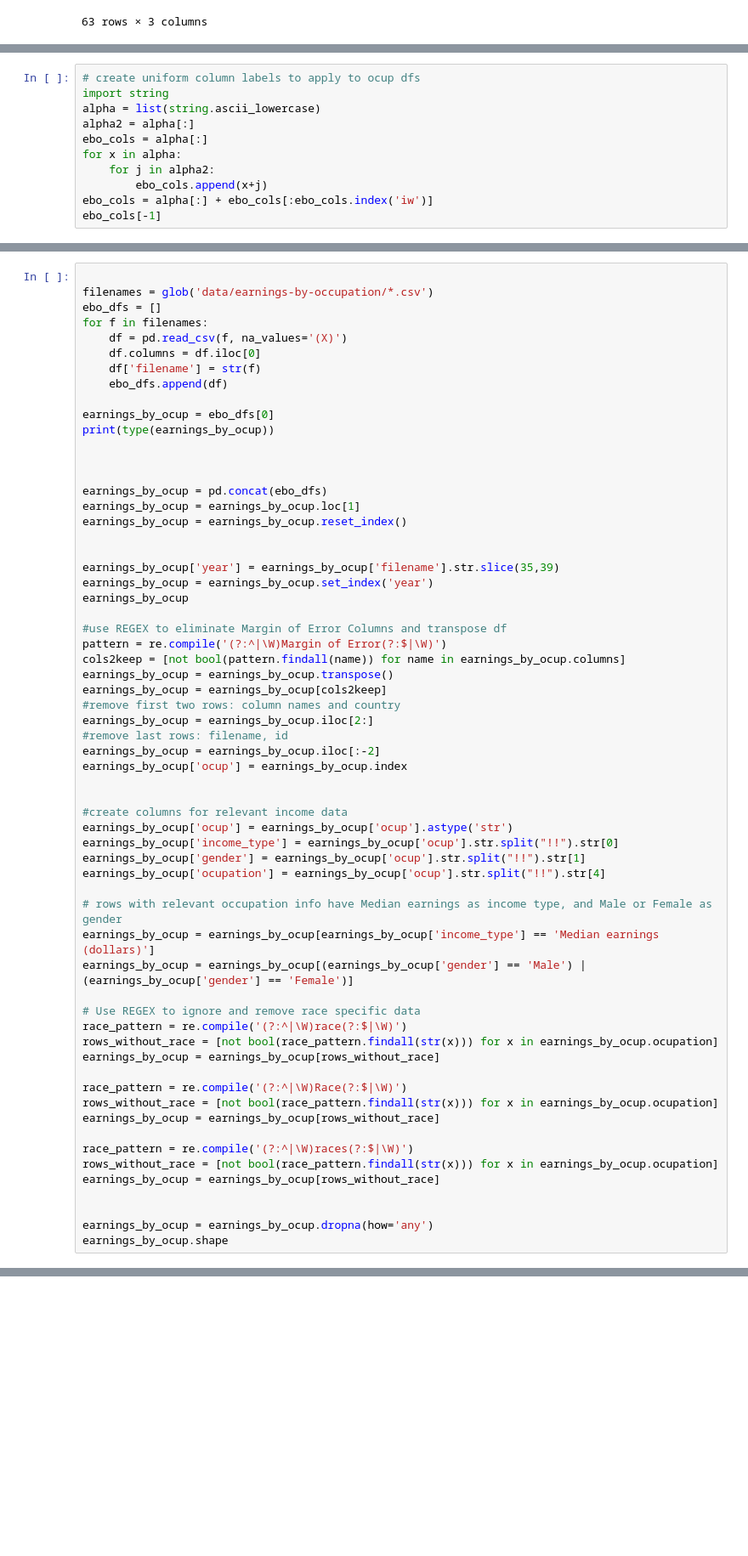
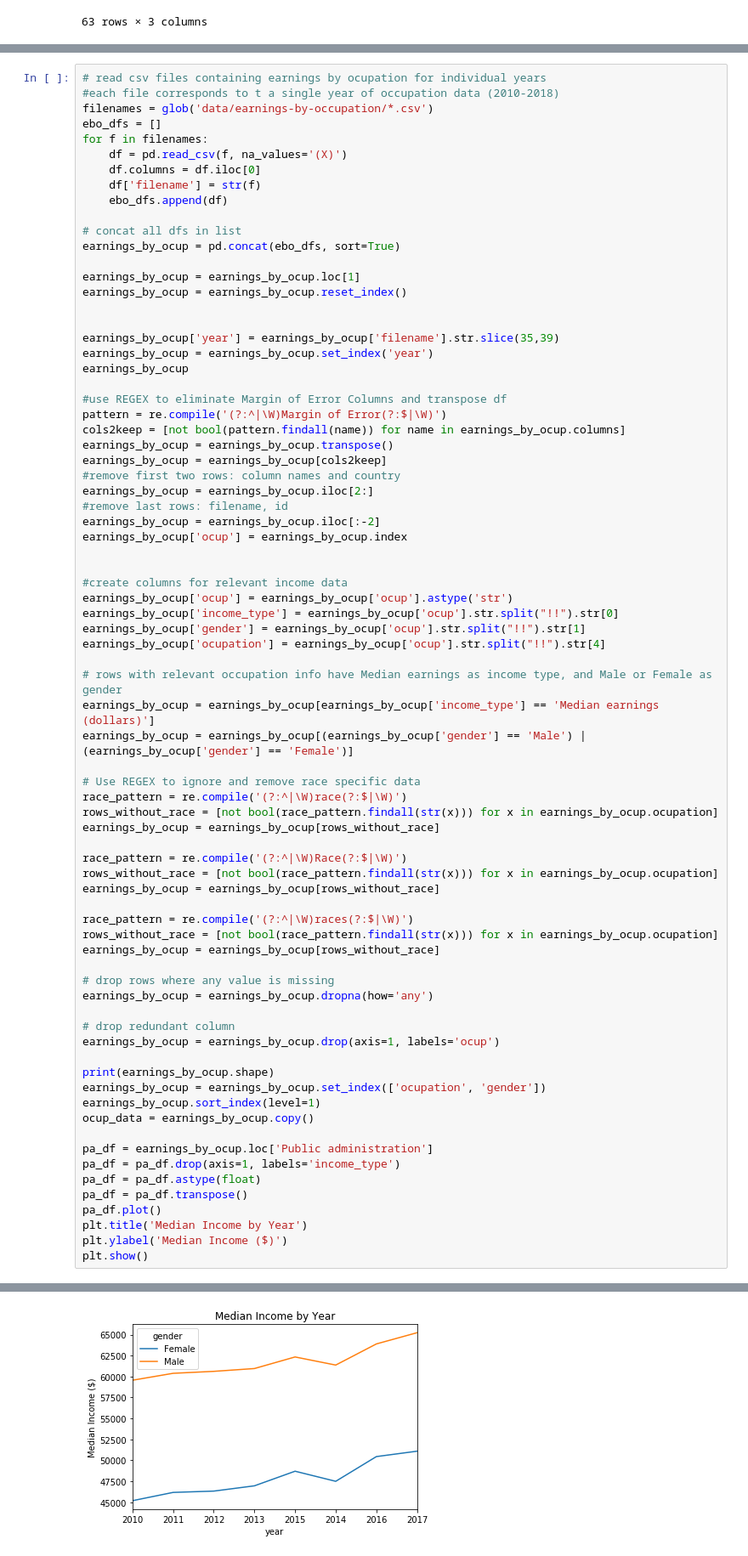
Before and after one commit to AHalarewicz/StudentLoanData, a Jupyter notebook: clean.ipynb, the cells around one changed output, grey strips where cells are left out. Shown at 85% size. Cells and saved outputs as stored; diff of their text form; blank space fills up the shorter version.

```diff
--- a/clean.ipynb
+++ b/clean.ipynb
@@ -155,11 +120,0 @@ earnings_edu
-# %%
-# create uniform column labels to apply to ocup dfs
-import string
-alpha = list(string.ascii_lowercase)
-alpha2 = alpha[:]
-ebo_cols = alpha[:]
-for x in alpha:
-    for j in alpha2:
-        ebo_cols.append(x+j)
-ebo_cols = alpha[:] + ebo_cols[:ebo_cols.index('iw')]
-ebo_cols[-1]
@@ -168,5 +142,6 @@ ebo_cols[-1]
 # %%
-
+# read csv files containing earnings by ocupation for individual years
+#each file corresponds to t a single year of occupation data (2010-2018)
 filenames = glob('data/earnings-by-occupation/*.csv')
 ebo_dfs = []
 for f in filenames:
@@ -175,12 +150,9 @@ for f in filenames:
     df['filename'] = str(f)
     ebo_dfs.append(df)
 
-earnings_by_ocup = ebo_dfs[0]
-print(type(earnings_by_ocup))
+# concat all dfs in list
+earnings_by_ocup = pd.concat(ebo_dfs, sort=True)
 
-
-
-earnings_by_ocup = pd.concat(ebo_dfs)
 earnings_by_ocup = earnings_by_ocup.loc[1]
 earnings_by_ocup = earnings_by_ocup.reset_index()
 
@@ -224,7 +196,23 @@ race_pattern = re.compile('(?:^|\W)races(?:$|\W)')
 rows_without_race = [not bool(race_pattern.findall(str(x))) for x in earnings_by_ocup.ocupation]
 earnings_by_ocup = earnings_by_ocup[rows_without_race]
 
+# drop rows where any value is missing
+earnings_by_ocup = earnings_by_ocup.dropna(how='any')
 
-earnings_by_ocup = earnings_by_ocup.dropna(how='any')
-earnings_by_ocup.shape
+# drop redundant column
+earnings_by_ocup = earnings_by_ocup.drop(axis=1, labels='ocup')
+
+print(earnings_by_ocup.shape)
+earnings_by_ocup = earnings_by_ocup.set_index(['ocupation', 'gender'])
+earnings_by_ocup.sort_index(level=1)
+ocup_data = earnings_by_ocup.copy()
+
+pa_df = earnings_by_ocup.loc['Public administration']
+pa_df = pa_df.drop(axis=1, labels='income_type')
+pa_df = pa_df.astype(float)
+pa_df = pa_df.transpose()
+pa_df.plot()
+plt.title('Median Income by Year')
+plt.ylabel('Median Income ($)')
+plt.show()
 # %% [output]
@@ -237,0 +220 @@ To retain the current behavior and silence the warning, pass 'sort=True'.
+[figure, added]
```
Also changed, not shown: parts of 16 cells of this notebook.
